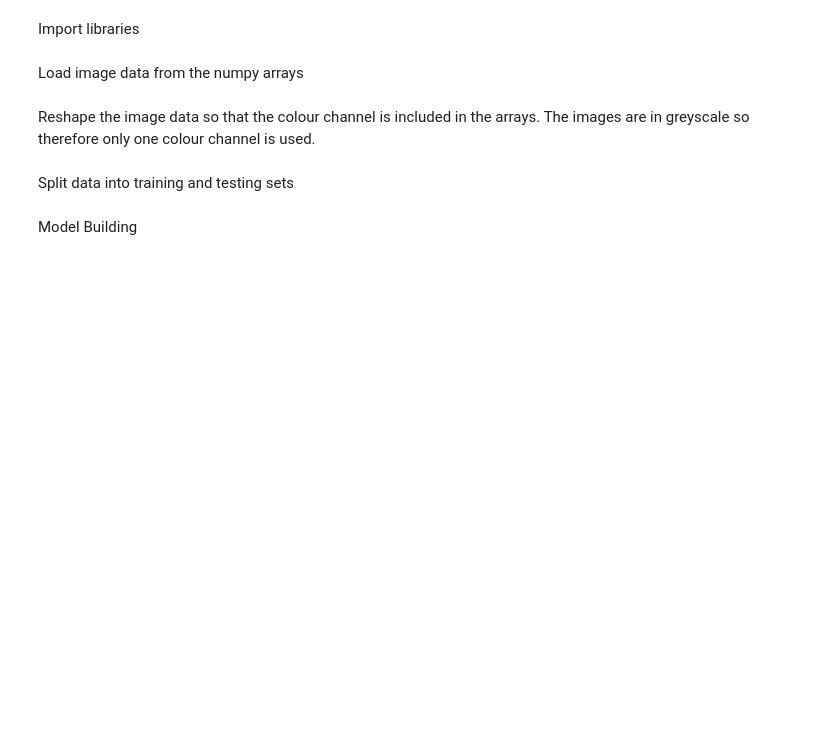
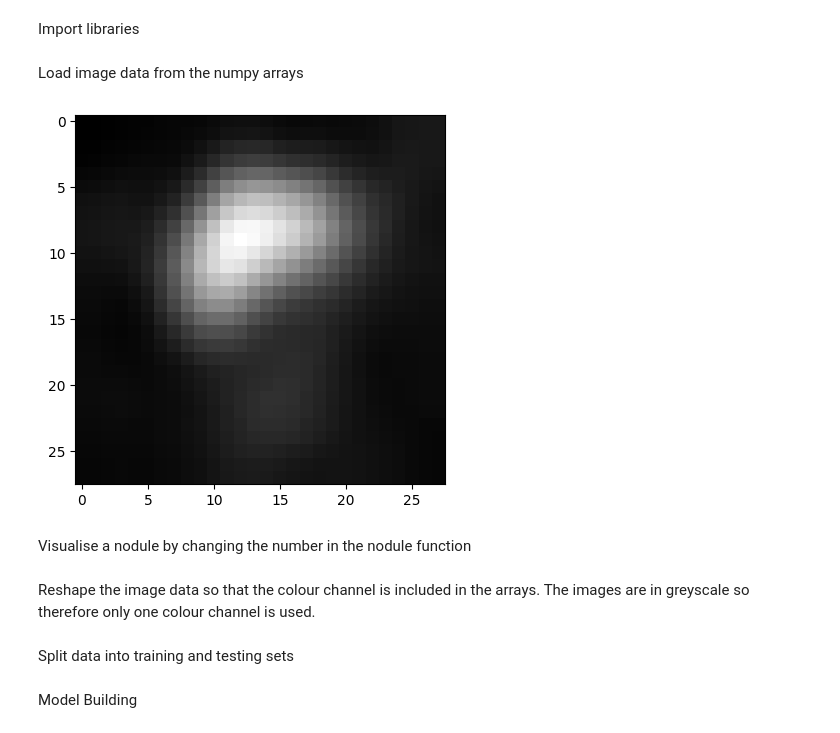
Before and after one commit to ruumble1/ML-CNN-Assignment2, a Jupyter notebook: project-CNN.ipynb, the cells around one changed output. Saved outputs shown, nothing was run; the diff lists cells and outputs as text; code cells hidden in the pictures; blank space fills up the shorter version.

```diff
--- a/project-CNN.ipynb
+++ b/project-CNN.ipynb
@@ -13,6 +13,16 @@ image_data = np.load('images_data.npy')
 label_data = np.load('labels.npy')
 # %% [markdown]
 Load image data from the numpy arrays
+# %%
+nodule = image_data[11, :, :]
+nodule = np.reshape(nodule, (28,28))
+from matplotlib import pyplot as plt
+plt.imshow(nodule, cmap='gray')
+plt.show()
+# %% [output]
+[figure, added]
+# %% [markdown]
+Visualise a nodule by changing the number in the nodule function
 # %%
 image_data = image_data.reshape(image_data.shape[0], 28, 28, 1)
 # %% [markdown]
```
Also changed, not shown: parts of 7 cells of this notebook, 3 other files.
